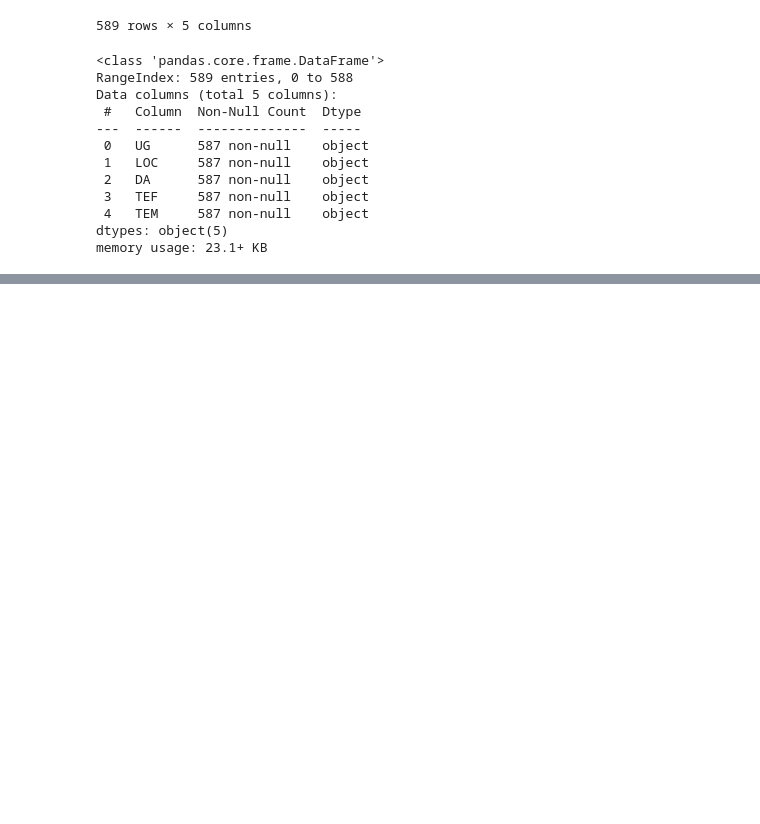
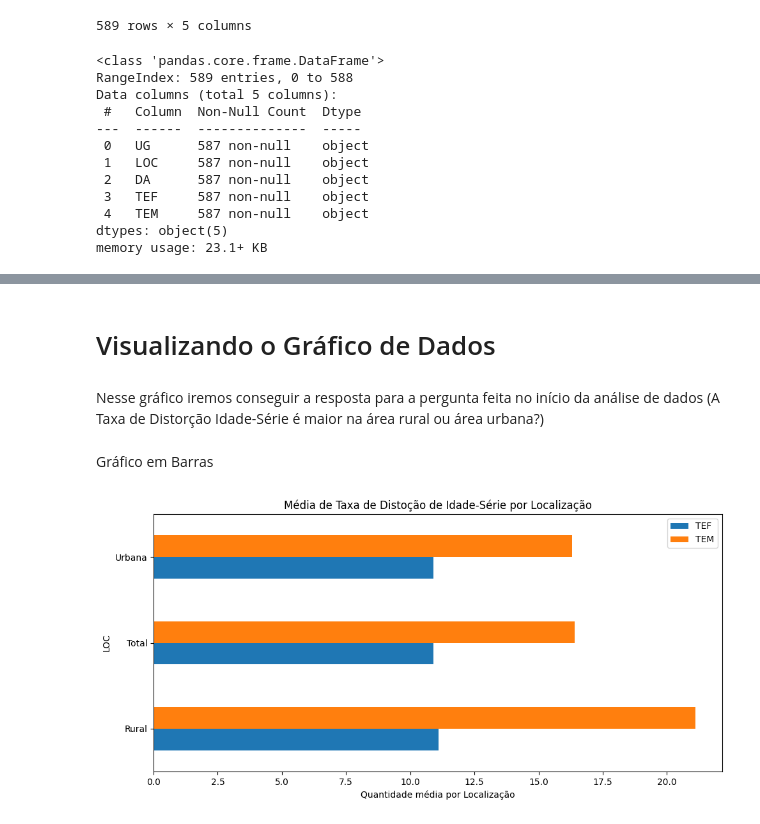
Before and after one commit to isabel-vit309/DataScience_4.0, a Jupyter notebook: Analise.ipynb, the cells around one changed output, grey strips where cells are left out. Cells and saved outputs as stored; diff of their text form; code cells hidden in the pictures; blank space fills up the shorter version.

Commit message:
Análise de Dados com Python

```diff
--- a/Analise.ipynb
+++ b/Analise.ipynb
@@ -116,0 +125,2 @@ Mesmo após renomear as colunas, elas ainda aparecem como Object, ou seja, ainda
+# %%
+df = tdi.replace('--', 0)
@@ -116,0 +196,16 @@ Mesmo após renomear as colunas, elas ainda aparecem como Object, ou seja, ainda
+# %% [markdown]
+# Visualizando o Gráfico de Dados
+# %% [markdown]
+Nesse gráfico iremos conseguir a resposta para a pergunta feita no início da análise de dados (A Taxa de Distorção Idade-Série é maior na área rural ou área urbana?)
+# %% [markdown]
+Gráfico em Barras
+# %%
+import matplotlib.pyplot as plt
+
+df.groupby("LOC")[["TEF", "TEM"]].median().plot(kind="barh", figsize= (10, 5))
+plt.title("Média de Taxa de Distoção de Idade-Série por Localização")
+plt.xlabel("Quantidade média por Localização")
+plt.tight_layout()
+plt.show(   )
+# %% [output]
+[figure, added]
```
Also changed, not shown: parts of 13 cells of this notebook, 1 other file.
